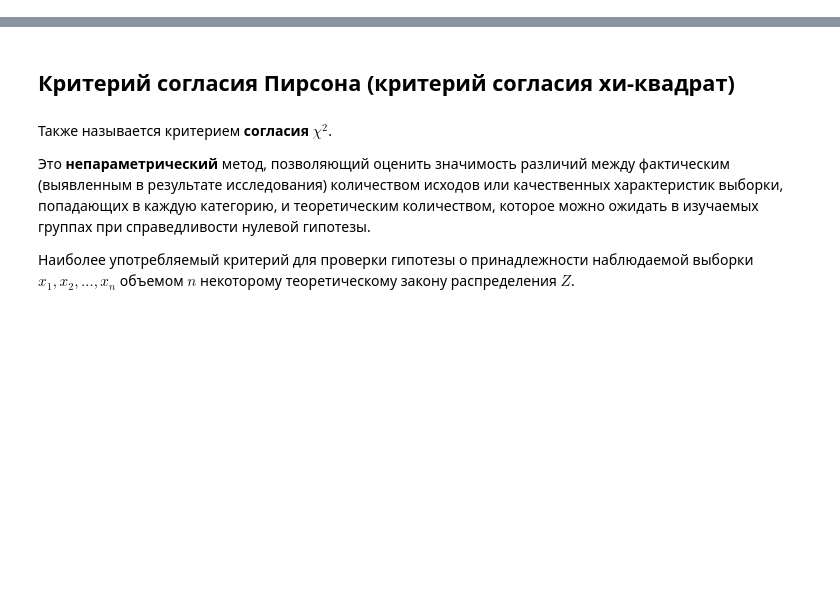
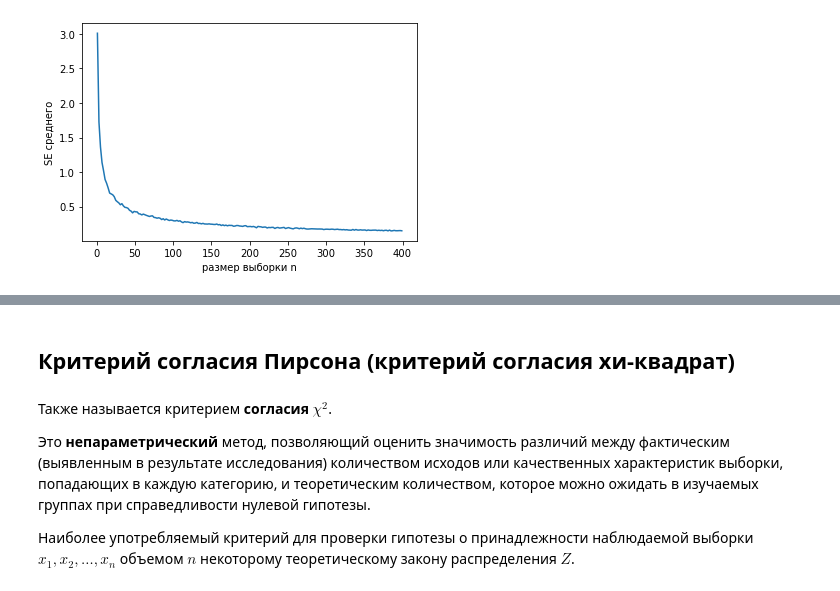
Before and after one commit to JosephFrancisTribbiani/ds, a Jupyter notebook: Statistic/stat_tests.ipynb, the cells around one changed output, grey strips where cells are left out. Cells and saved outputs as stored; diff of their text form; code cells hidden in the pictures; blank space fills up the shorter version.

```diff
--- a/Statistic/stat_tests.ipynb
+++ b/Statistic/stat_tests.ipynb
@@ -0,0 +28,32 @@
+# %%
+import scipy.stats as stats
+import matplotlib.pyplot as plt
+import seaborn as sns
+
+
+# параметры распределения генеральной совокупности
+mu_population, sigma_population = 25, 3
+
+# размеры выборок
+ns = np.arange(1, 400, 2)
+
+# количество выборок
+n_samples = 1000
+
+ses = list()
+for n in ns:
+    # сгенерируем n_samples выборок размера n из генеральной совокупности
+    samples = stats.norm.rvs(loc=mu_population, scale=sigma_population, size=(n_samples, n))
+
+    # посчитаем выборочные средние
+    samples_mean = samples.mean(axis=1)
+
+    # посчитаем стандартную ошибку среднего
+    se = samples_mean.std()
+    ses.append(se)
+
+ax = sns.lineplot(x=ns, y=ses)
+ax.set_xlabel(xlabel="размер выборки n")
+ax.set_ylabel(ylabel="SE среднего");
+# %% [output]
+[figure, added]
```
Also changed, not shown: parts of 29 cells of this notebook, 1 other file.
